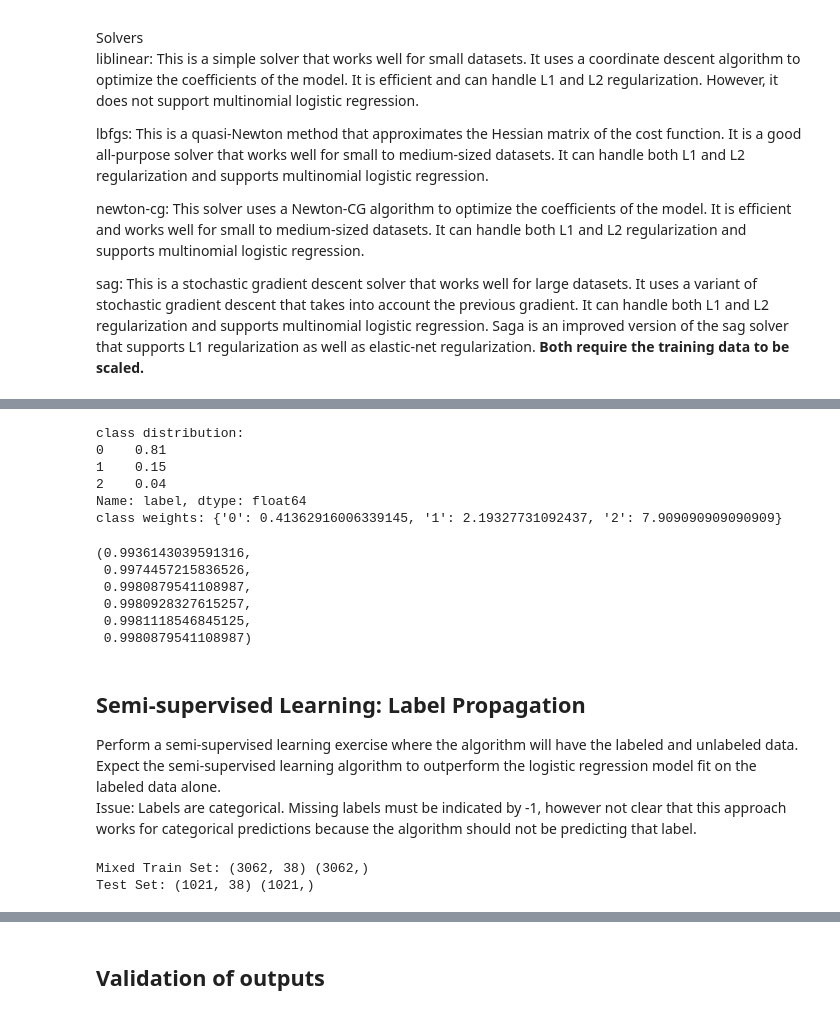
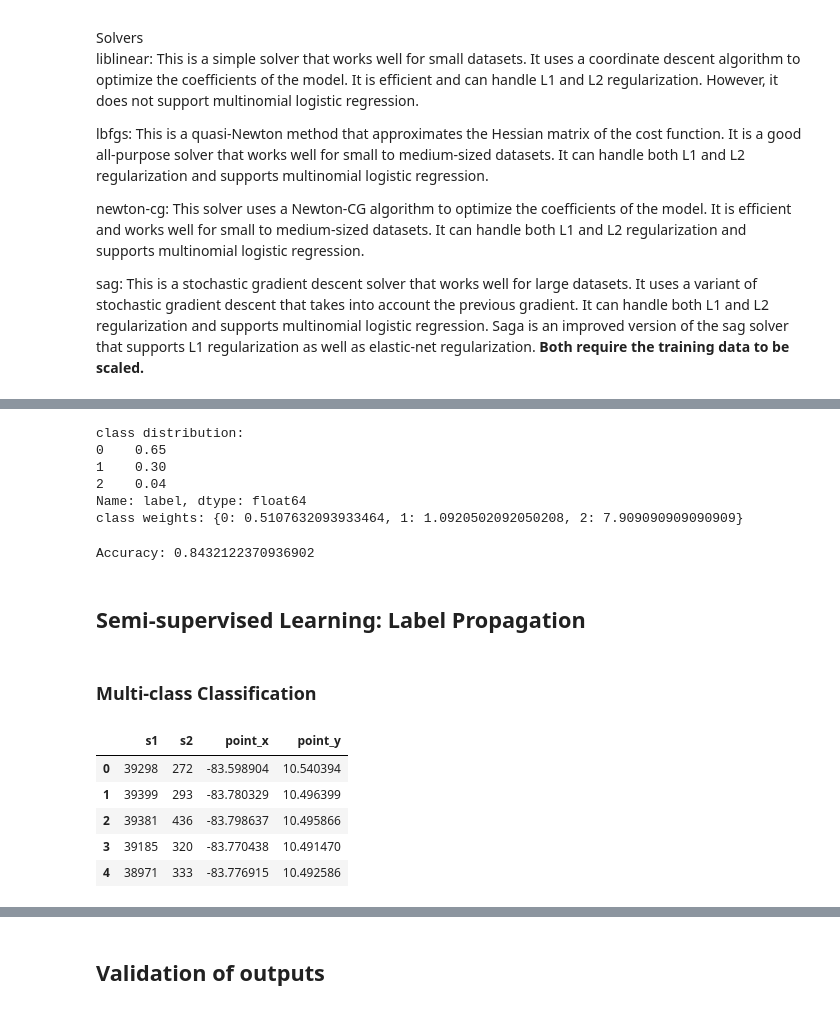
Before and after one commit to wri/plantation_classifier, a Jupyter notebook: notebooks/label_propagation.ipynb, the cells around one changed output, grey strips where cells are left out. Drawn from its saved outputs; the diff is of its cells as text; code cells hidden in the pictures.

```diff
--- a/notebooks/label_propagation.ipynb
+++ b/notebooks/label_propagation.ipynb
@@ -136,4 +141,11 @@ labeled_pts = labeled_pts[['geometry', 'label']]
 unlabeled_pts = gpd.read_file(f'{folder}/output_unlabelledPts.shp')
+# %%
+# jessicas edits - drop bare class to get better class balance and change forest plantation label
+# save file
+condition = labeled_pts.sdpt_v1 == 'ForestPlantation'
+labeled_pts.loc[condition, 'label'] = 'monoculture'
+#labeled_pts = labeled_pts[labeled_pts.lulc_v1 != 'bare']
+labeled_pts = labeled_pts[['geometry', 'label']]
 # %%
 def get_pts(num_pts):
 
@@ -331,9 +372,13 @@ from sklearn.utils.class_weight import compute_class_weight
 # %%
-X = labeled[['lulc','sdpt','ttc','s1','s2', 'point_x', 'point_y']]
-X = pd.get_dummies(X, columns = ['lulc', 'sdpt', 'ttc'])
+X = labeled[['s1','s2', 'point_x', 'point_y']]
 y = labeled['label']
 
 X_train, X_test, y_train, y_test = train_test_split(X, y, random_state=22, stratify=y)
+
+# perform scaling
+scaler = StandardScaler().fit(X_train)
+X_train_sc = scaler.transform(X_train)
+X_test_sc = scaler.transform(X_test)
 
 # calc weighting to balance classes
 classes = np.unique(y_train)
@@ -344,33 +389,22 @@ print(f'{round(y.value_counts(normalize=True),2)}')
 print(f'class weights: {class_weights}')
 # %% [output]
 class distribution:
-0    0.81
-1    0.15
+0    0.65
+1    0.30
 2    0.04
 Name: label, dtype: float64
-class weights: {'0': 0.41362916006339145, '1': 2.19327731092437, '2': 7.909090909090909}
+class weights: {0: 0.5107632093933464, 1: 1.0920502092050208, 2: 7.909090909090909}
 # %%
 model = LogisticRegression(multi_class='multinomial',
                           solver='lbfgs',
-                          max_iter=400,
+                          max_iter=100,
                           class_weight=class_weights,
                           random_state=22)
 
-model.fit(X_train, y_train)
-cv = cross_val_score(model, X_train, y_train, cv=3).mean()
-train_score = model.score(X_train, y_train)
-test_score = model.score(X_test, y_test)
-probs = model.predict_proba(X_test)
-pred = model.predict(X_test)
-f1 = f1_score(y_test, pred, average='weighted')
-precision = precision_score(y_test, pred, average='weighted')
-recall = recall_score(y_test, pred, average='weighted')
-cv, train_score, test_score, f1, precision, recall
+model.fit(X_train_sc, y_train)
+yhat = model_a.predict(X_test_sc)
+score = accuracy_score(y_test, yhat)
+print(f'Accuracy: {score}')
 # %% [output]
-(0.9936143039591316,
- 0.9974457215836526,
- 0.9980879541108987,
- 0.9980928327615257,
- 0.9981118546845125,
- 0.9980879541108987)
+Accuracy: 0.8432122370936902
 # %%
@@ -399,27 +436,14 @@ cv, train_score, test_score, f1, precision, recall
 # cv, train_score, test_score, f1, precision, recall
 # %% [markdown]
 ## Semi-supervised Learning: Label Propagation
-Perform a semi-supervised learning exercise where the algorithm will have the labeled and unlabeled data. Expect the semi-supervised learning algorithm to outperform the logistic regression model fit on the labeled data alone.
-Issue: Labels are categorical. Missing labels must be indicated by -1, however not clear that this approach works for categorical predictions because the algorithm should not be predicting that label.
-# %%
-X = labeled[['lulc','sdpt','ttc','s1','s2', 'point_x', 'point_y']]
-y = labeled['label']
-
-Xun = unlabeled[['lulc','sdpt','ttc','s1','s2', 'point_x', 'point_y']]
-yun = unlabeled['label']
-
-# create the mixed training dataset
-X_mixed = pd.concat([X, Xun])
-y_mixed = pd.concat([y, yun])
-
-X_mixed = pd.get_dummies(X_mixed, columns = ['lulc', 'sdpt', 'ttc'])
-
-# have to train test split after to ensure train and text have same representation
-X_train, X_test, y_train, y_test = train_test_split(X_mixed, y_mixed, random_state=22, stratify=y_mixed)
-
-
-print('Mixed Train Set:', X_train.shape, y_train.shape)
-print('Test Set:', X_test.shape, y_test.shape)
-# %% [output]
-Mixed Train Set: (3062, 38) (3062,)
-Test Set: (1021, 38) (1021,)
+# %% [markdown]
+### Multi-class Classification
+# %%
+X.head()
+# %% [output]
+|  | s1 | s2 | point_x | point_y |
+| 0 | 39298 | 272 | -83.598904 | 10.540394 |
+| 1 | 39399 | 293 | -83.780329 | 10.496399 |
+| 2 | 39381 | 436 | -83.798637 | 10.495866 |
+| 3 | 39185 | 320 | -83.770438 | 10.491470 |
+| 4 | 38971 | 333 | -83.776915 | 10.492586 |
```
Also changed, not shown: parts of 29 cells of this notebook.
